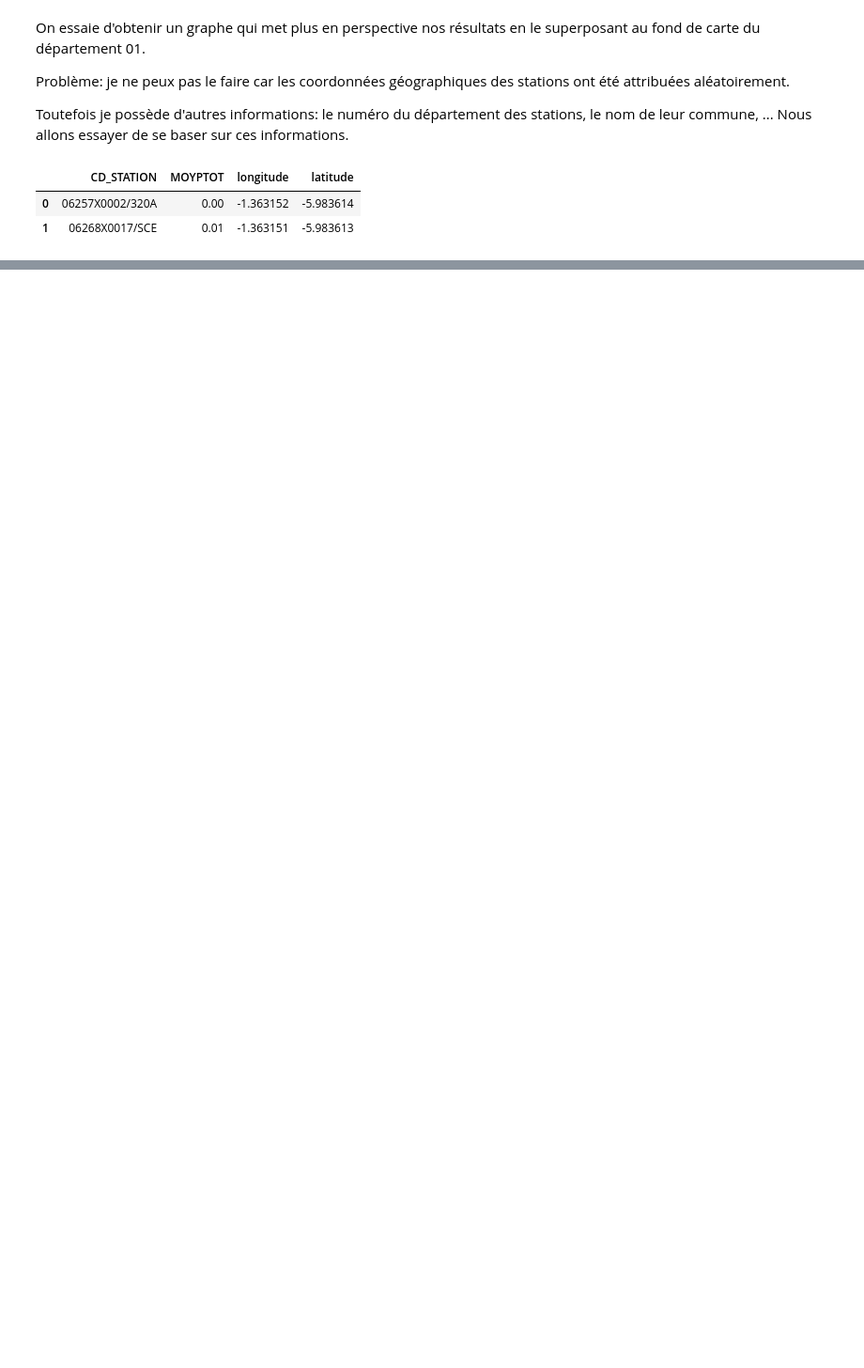
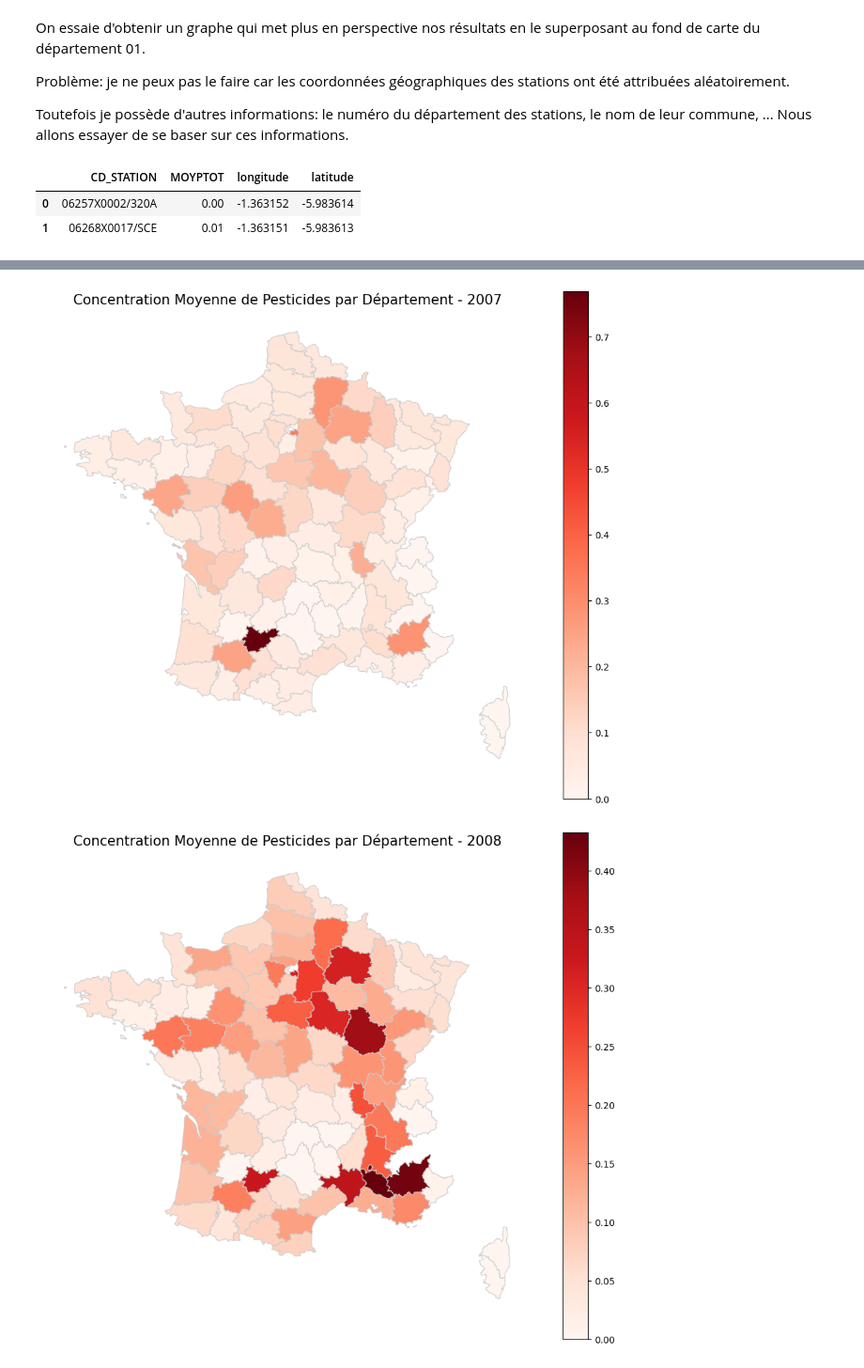
Before and after one commit to ElisefontaineEnsae/AgricultureBio_France, a Jupyter notebook: Cartographie Eaux souterraines/Carto.ipynb, the cells around one changed output, grey strips where cells are left out. Shown at 94% size. Drawn from its saved outputs; the diff is of its cells as text; code cells hidden in the pictures; blank space fills up the shorter version.

```diff
--- a/Cartographie Eaux souterraines/Carto.ipynb
+++ b/Cartographie Eaux souterraines/Carto.ipynb
@@ -414 +400,74 @@ plt.show()
 [figure]
+# %%
+import pandas as pd
+import geopandas as gpd
+import matplotlib.pyplot as plt
+
+# Fonction pour traiter les données pour une année donnée
+def traiter_donnees_pour_annee(df_concentration, df_stations, gdf_france):
+    # Étape 1 : Fusionner les données avec les départements
+    df_fusion = df_concentration.merge(
+        df_stations[["CD_STATION", "departement"]],
+        on="CD_STATION",
+        how="left"
+    )
+
+    # Étape 2 : Supprimer les lignes avec des départements manquants
+    df_fusion = df_fusion.dropna(subset=["MOYPTOT", "departement"])
+
+    # Étape 3 : Remplacer les virgules par des points dans MOYPTOT et convertir en float
+    df_fusion["MOYPTOT"] = df_fusion["MOYPTOT"].str.replace(",", ".", regex=False)
+    df_fusion["MOYPTOT"] = pd.to_numeric(df_fusion["MOYPTOT"], errors="coerce")
+
+    # Étape 4 : Calculer la moyenne des concentrations par département
+    moyenne_par_departement = df_fusion.groupby("departement")["MOYPTOT"].mean().reset_index()
+    moyenne_par_departement.columns = ["Departement", "Concentration Moyenne (\u00b5g/l)"]
+
+    # Étape 5 : Fusionner les résultats avec la carte des départements
+    gdf_france_annee = gdf_france.merge(
+        moyenne_par_departement,
+        left_on="code",
+        right_on="Departement",
+        how="left"
+    )
+
+    return gdf_france_annee
+
+# Charger la carte des départements de France
+geo_url = "https://raw.githubusercontent.com/gregoiredavid/france-geojson/master/departements-version-simplifiee.geojson"
+gdf_france = gpd.read_file(geo_url)
+
+# Liste des années
+df_concentration_annees = {
+    2007: df_concentration_totale_2007,
+    2008: df_concentration_totale_2008,
+    2009: df_concentration_totale_2009,
+    2010: df_concentration_totale_2010,
+    2011: df_concentration_totale_2011,
+    2012: df_concentration_totale_2012
+}
+
+# Tracer les cartes pour chaque année
+for annee, df_concentration in df_concentration_annees.items():
+    gdf_france_annee = traiter_donnees_pour_annee(df_concentration, df_stations, gdf_france)
+
+    # Tracer la carte
+    fig, ax = plt.subplots(1, 1, figsize=(12, 10))
+    gdf_france_annee.plot(
+        column="Concentration Moyenne (\u00b5g/l)",
+        cmap="Reds",
+        linewidth=0.8,
+        ax=ax,
+        edgecolor="0.8",
+        legend=True
+    )
+
+    # Ajouter un titre et retirer les axes
+    ax.set_title(f"Concentration Moyenne de Pesticides par Département - {annee}", fontsize=15)
+    ax.axis("off")
+
+    # Afficher la carte
+    plt.show()
+# %% [output]
+[figure, added]
+[figure, added]
```
Also changed, not shown: parts of 2 cells of this notebook.
